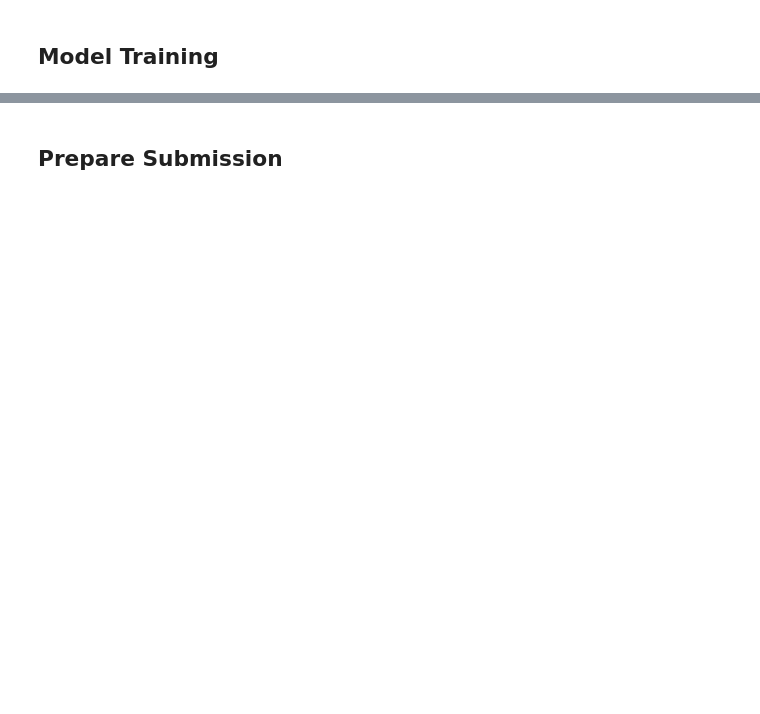
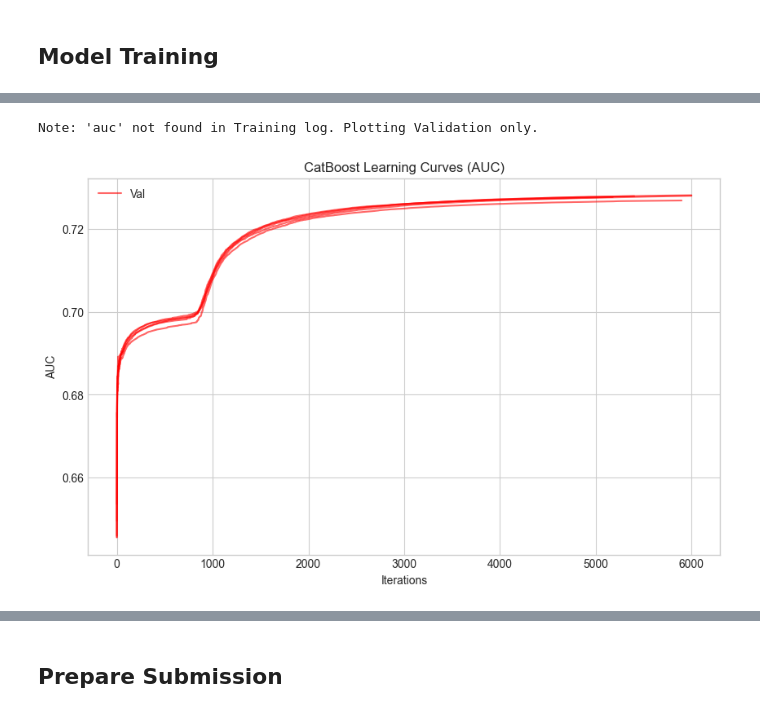
Before and after one commit to SteveTarter/kaggle-playground-series, a Jupyter notebook: 2025/s5e12/ps-s5e12-catboost.ipynb, the cells around one changed output, grey strips where cells are left out. Saved outputs shown, nothing was run; the diff lists cells and outputs as text; code cells hidden in the pictures; blank space fills up the shorter version.

```diff
--- a/2025/s5e12/ps-s5e12-catboost.ipynb
+++ b/2025/s5e12/ps-s5e12-catboost.ipynb
@@ -159,0 +100,2 @@ print(test_df.head(5))
+# %%
+test_df = helper.read_test_dataset()
@@ -166,12 +126,8 @@ fe_strategies = [
     'ordinal_encoding',
     'medical_metrics',
     'clinical_indices',
-    'binning',
-    'clustering',
     'interactions',
     'ratios',
-    'log',
-    'polynomials'
 ]
 # %%
 print('Performing initial feature engineering.')
@@ -250,7 +214,7 @@ from sklearn.model_selection import train_test_split
 
 n_jobs = 1 if USE_GPU else -1
 
-if PERFORM_FEATURE_PRUNING:
+if PERFORM_RFE:
     # Define the model
     model = CatBoostClassifier(
         iterations=1000,
@@ -481,12 +438,16 @@ Best AUC: 0.7273205372078874
 cb_tuned_params = {
     **best_params,
     'iterations': 6000,
-    'learning_rate': 0.05,
-    'depth': 6,
     'eval_metric': 'AUC',
     'random_state': seed,
     'verbose': 200,
+    'bootstrap_type': 'Bernoulli',
+    'grow_policy': 'Lossguide',
 }
+
+# Storage for plotting later
+eval_results = []
+models = []
 
 # Arrays to store results
 oof_preds = np.zeros(len(X))     # Out-of-Fold predictions (for blending later)
@@ -527,11 +488,17 @@ for fold, (train_idx, val_idx) in enumerate(skf.split(training_df, y)):
     # and then pass that result to xgb.fit()
     model.fit(
         X_train_trans, y_train_fold,
-        eval_set=[(X_val_trans, y_val_fold)],
+        # CatBoost automatically tracks metrics on the training set (learn)
+        # We pass validation set to track generalization
+        eval_set=[(X_train_trans, y_train_fold), (X_val_trans, y_val_fold)],
         verbose=100,
         early_stopping_rounds=50,
         use_best_model=True
     )
+
+    # Store Results
+    eval_results.append(model.get_evals_result()) # Different method name than XGB!
+    models.append(model)
 
     # Predict Validation Set
     # [:, 1] grabs the probability of class 1 (Diabetes)
@@ -613,0 +562,7 @@ Features with 0 Importance (Pruned): 0
+# %%
+mviz = ModelVisualizer(model_name='CatBoost')
+
+mviz.plot_learning_curves(eval_results)
+# %% [output]
+Note: 'auc' not found in Training log. Plotting Validation only.
+[figure, added]
```
Also changed, not shown: parts of 22 cells of this notebook, 9 other files.
